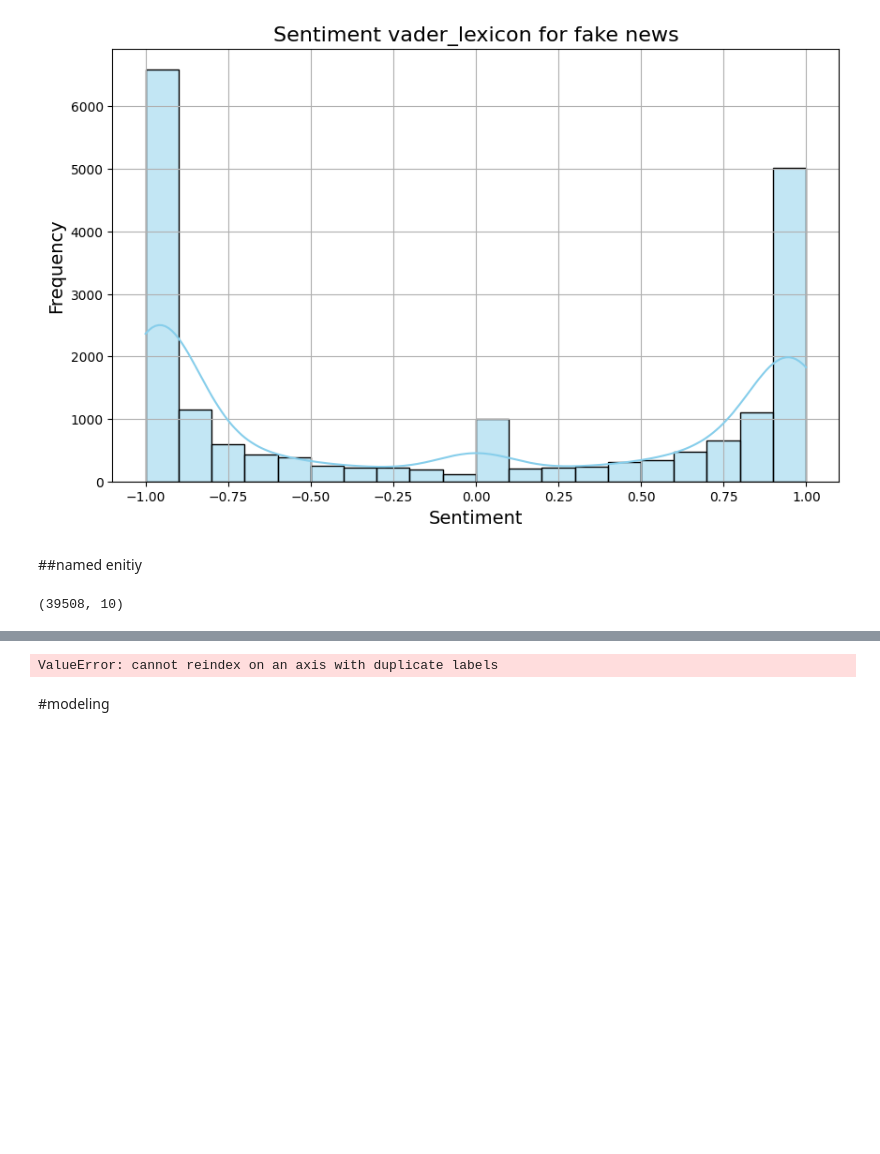
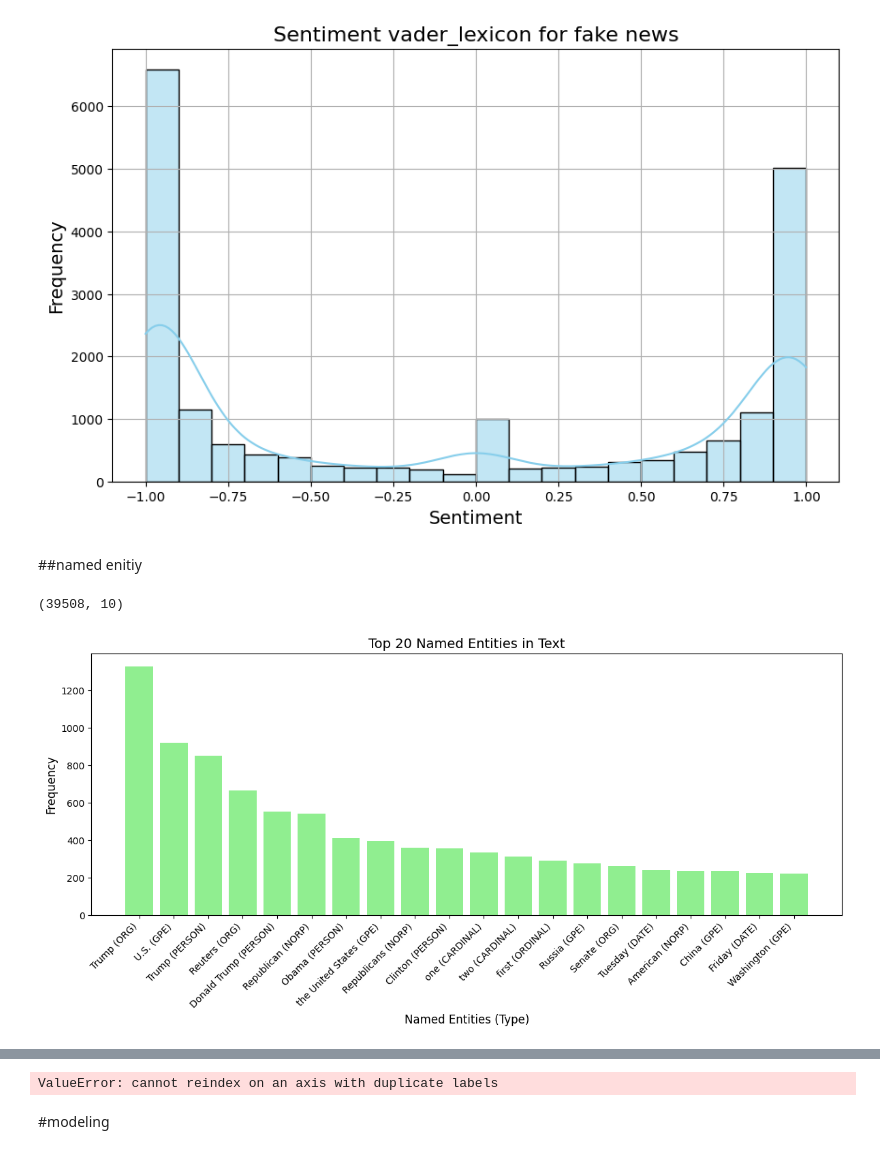
Before and after one commit to ehsanh123/Fake_news_detector, a Jupyter notebook: NLP_coursework_2.ipynb, the cells around one changed output, grey strips where cells are left out. Saved outputs shown, nothing was run; the diff lists cells and outputs as text; code cells hidden in the pictures; blank space fills up the shorter version.

```diff
--- a/NLP_coursework_2.ipynb
+++ b/NLP_coursework_2.ipynb
@@ -654,3 +721,5 @@ d2
+# %%
+d3 = d2.sample(1000)
 # %%
 import spacy
 nlp = spacy.load("en_core_web_sm")
@@ -661,27 +730,30 @@ def extract_entities(text):
     return [(ent.text, ent.label_) for ent in doc.ents]
 
 # Apply NER to the 'text' column
-d2['entities'] = d2['text'].apply(extract_entities)
+
+
+d3['entities'] = d3['text'].apply(extract_entities)
 
 # Flatten the list of entities and count them
-all_entities = [entity for entities in d2['entities'] for entity in entities]
+all_entities = [entity for entities in d3['entities'] for entity in entities]
 entity_freq = Counter(all_entities)
-
-# Get the top 10 most common entities
-top_entities = entity_freq.most_common(10)
 # %%
+# Get the top 10 most common entities
+top_entities = entity_freq.most_common(20)
 # Print results
-print("Top 10 Named Entities:")
-for (entity, label), count in top_entities:
-    print(f"Entity: {entity}, Type: {label}, Count: {count}")
+# print("Top 20 Named Entities:")
+# for (entity, label), count in top_entities:
+#     print(f"Entity: {entity}, Type: {label}, Count: {count}")
 
 # Visualization: Bar chart of top entities
 entities, counts = zip(*[(f"{ent} ({lbl})", cnt) for (ent, lbl), cnt in top_entities])
 plt.figure(figsize=(12, 6))
 plt.bar(entities, counts, color='lightgreen')
 plt.xlabel('Named Entities (Type)', fontsize=12)
 plt.ylabel('Frequency', fontsize=12)
-plt.title('Top 10 Named Entities in Text', fontsize=14)
+plt.title('Top 20 Named Entities in Text', fontsize=14)
 plt.xticks(rotation=45, ha='right', fontsize=10)
 plt.tight_layout()
 plt.show()
+# %% [output]
+[figure, added]
```
Also changed, not shown: parts of 10 cells of this notebook.
